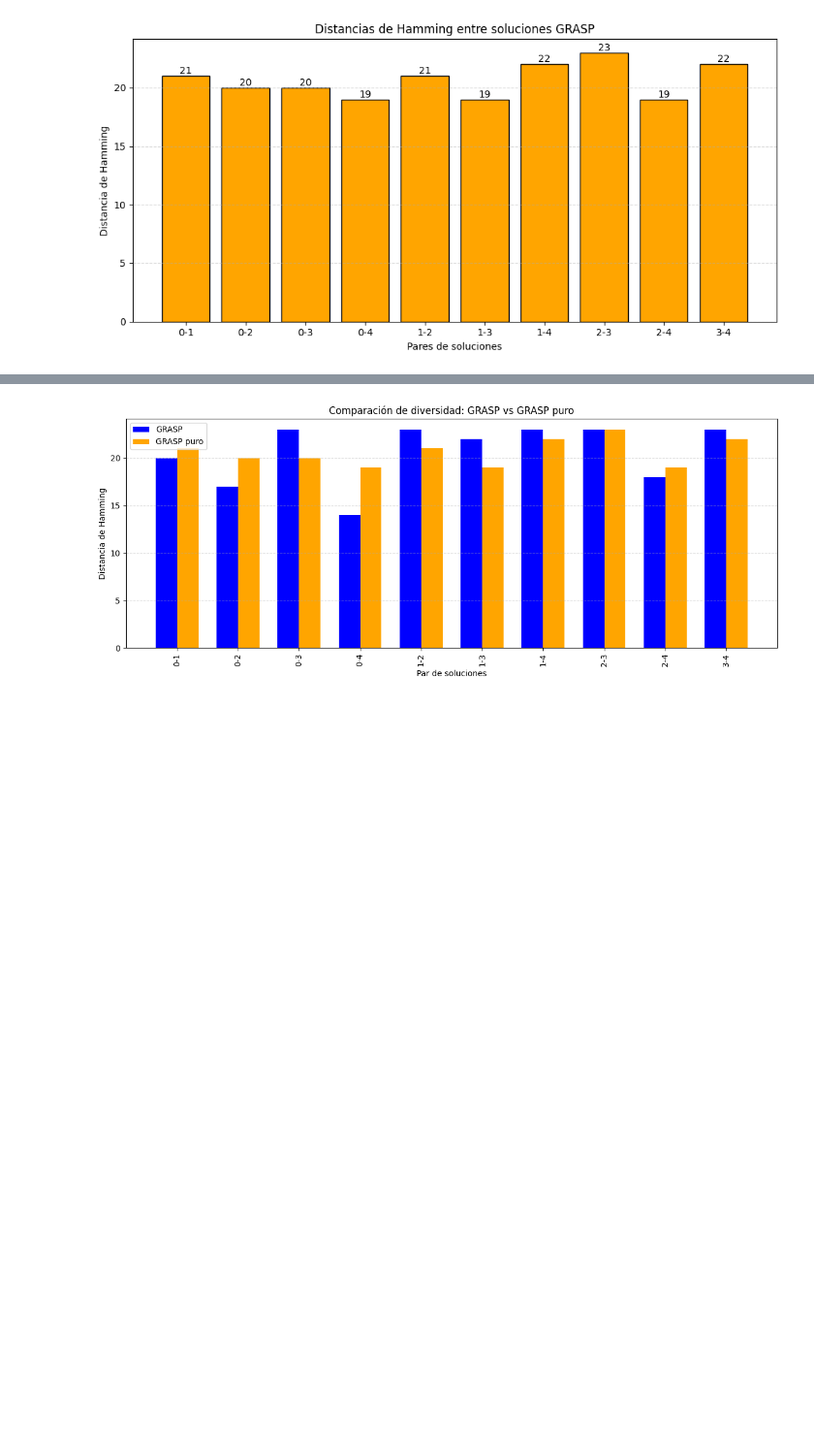
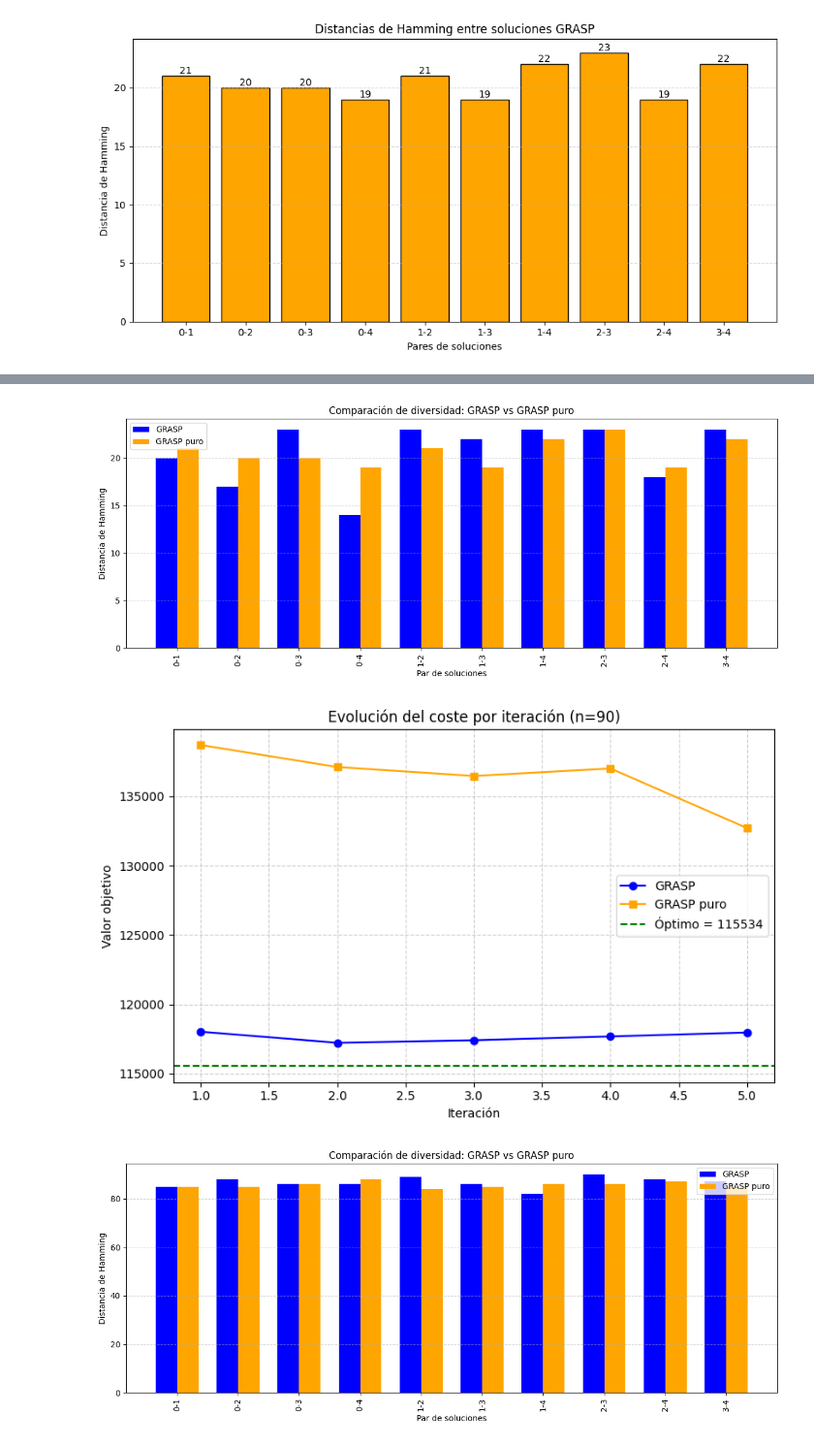
Before and after one commit to pepec0de/Computing-Engineering, a Jupyter notebook: 4Cuarto/Modelos Bioinspirados y Heurísticas de Búsqueda/Practica2/graficas.ipynb, the cells around one changed output, grey strips where cells are left out. Shown at 97% size. Saved outputs shown, nothing was run; the diff lists cells and outputs as text; code cells hidden in the pictures; blank space fills up the shorter version.

```diff
--- a/4Cuarto/Modelos Bioinspirados y Heurísticas de Búsqueda/Practica2/graficas.ipynb
+++ b/4Cuarto/Modelos Bioinspirados y Heurísticas de Búsqueda/Practica2/graficas.ipynb
@@ -31,3 +30,19 @@ logger = Logger("resultados/COMPLETO.csv", False)
 
 if logger.data is None:
     raise Exception("No se han cargado los datos del CSV")
+# %%
+### Obtener datos
+
+MEJOR_VALOR = {
+    'n25' : min(logger.data[logger.data['Dataset'].str.contains("tai25")]['Costo']),
+    'n90' : min(logger.data[logger.data['Dataset'].str.contains("sko90")]['Costo']),
+    'n150' : min(logger.data[logger.data['Dataset'].str.contains("tai150")]['Costo'])
+}
+
+# Medias de coste VNS
+
+dic_costos = dict()
+dic_evals = dict()
+for s in ["tai25", "sko90", "tai150"]:
+    dic_costos[s] = list(logger.data[(logger.data['Dataset'].str.contains(s)) & (logger.data['Algoritmo'] == 'VNS')]['Costo'])
+    dic_evals[s] = list(logger.data[(logger.data['Dataset'].str.contains(s)) & (logger.data['Algoritmo'] == 'VNS')]['Evaluaciones'])
@@ -270,7 +421,7 @@ sko90 = load_mats("datasets/sko90b.dat")
 tai150 = load_mats("datasets/tai150b.dat")
 GRASP_results = dict()
 # %%
-for d in [tai25]: # Datasets QAP
+for d in [sko90]: # Datasets QAP
     n = d['distancia'].shape[0]
     matD = d['distancia']
     matF = d['flujo']
@@ -360,7 +511,7 @@ plot_distancias_hamming(soluciones_valores)
 ####### Comparacion entre GRASP y GRASP puro
 GRASP_puro_results = dict()
 
-for d in [tai25]: # Datasets QAP
+for d in [tai25, sko90]: # Datasets QAP
     n = d['distancia'].shape[0]
     matD = d['distancia']
     matF = d['flujo']
@@ -428,35 +579,37 @@ def plot_comparacion_diversidad_hamming(soluciones_grasp, soluciones_grasp_puro)
 
     n = len(sols_g)
     for i in range(n):
         for j in range(i + 1, n):
             etiqueta = f"{i}-{j}"
             etiquetas.append(etiqueta)
             valores_grasp.append(sum(a != b for a, b in zip(sols_g[i], sols_g[j])))
             valores_puro.append(sum(a != b for a, b in zip(sols_p[i], sols_p[j])))
 
     x = np.arange(len(etiquetas))  # posiciones
     width = 0.35  # ancho de barra
 
     plt.figure(figsize=(max(12, len(x) * 0.4), 5))
     plt.bar(x - width/2, valores_grasp, width, label='GRASP', color='blue')
     plt.bar(x + width/2, valores_puro, width, label='GRASP puro', color='orange')
 
     plt.xticks(x, etiquetas, rotation=90)
     plt.xlabel("Par de soluciones")
     plt.ylabel("Distancia de Hamming")
     plt.title("Comparación de diversidad: GRASP vs GRASP puro")
     plt.legend()
     plt.grid(axis='y', linestyle='--', alpha=0.5)
     plt.tight_layout()
     plt.show()
 
 
-n = 25
-sols_grasp = GRASP_results[n]['soluciones']
-sols_puro = GRASP_puro_results[n]['soluciones']
+for n in [25, 90]:
+    sols_grasp = GRASP_results[n]['soluciones']
+    sols_puro = GRASP_puro_results[n]['soluciones']
 
-plot_evoluciones_comparadas(sols_grasp, sols_puro, optimo=optimos[n], titulo=f"(n={n})")
-plot_comparacion_diversidad_hamming(sols_grasp, sols_puro)
+    plot_evoluciones_comparadas(sols_grasp, sols_puro, optimo=optimos[n], titulo=f"(n={n})")
+    plot_comparacion_diversidad_hamming(sols_grasp, sols_puro)
 # %% [output]
 [figure]
 [figure]
+[figure, added]
+[figure, added]
```
Also changed, not shown: parts of 7 cells of this notebook, 8 other files.
